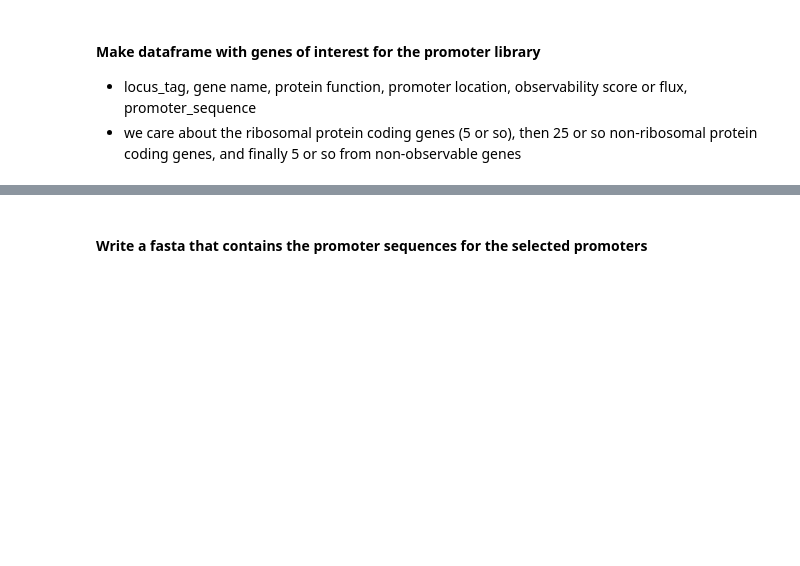
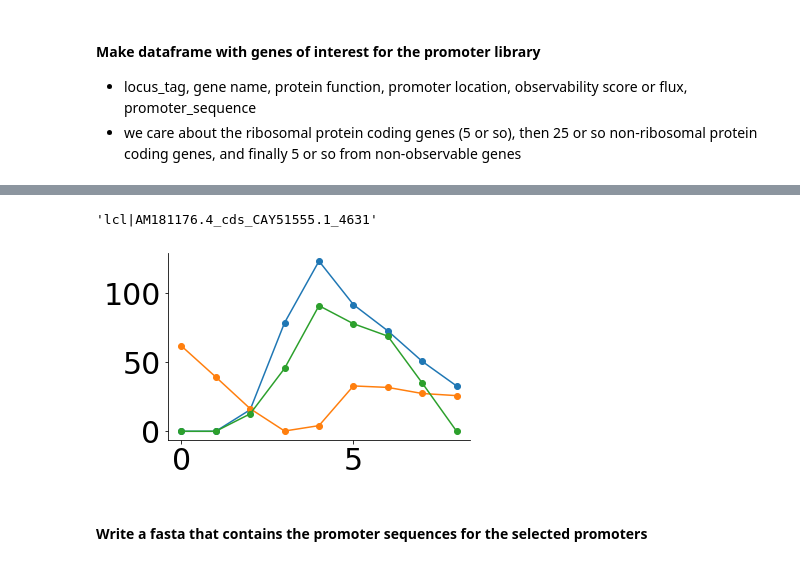
Before and after one commit to AqibHasnain/optimal_sensors, a Jupyter notebook: postprocessing.ipynb, the cells around one changed output, grey strips where cells are left out. Cells and saved outputs as stored; diff of their text form; code cells hidden in the pictures; blank space fills up the shorter version.

```diff
--- a/postprocessing.ipynb
+++ b/postprocessing.ipynb
@@ -424,6 +424,17 @@ metadf.tail(1000)
 | 2352 | PFLU_1535 | N/A | conserved hypothetical protein | [1678164, 1678869, 1] | 2.05442e-05 | GGGATCAACTTTTTCTTATGCATGGATCGGTTT... |
 | 2353 | PFLU_3871 | N/A | cysteinyl-tRNA synthetase | [4265762, 4267151, -1] | 2.07452e-05 | TACTCTTTTCAGGGAATTCGTGGGTTTGGACGC... |
 | 2354 | PFLU_3931 | N/A | FolD bifunctional protein [includ... | [4339480, 4340335, 1] | 2.07653e-05 | GGATATTCCTCGTTGCACAGACGTTAGCCGGCC... |
+# %%
+tag = 'PFLU_4736'
+k = data[0].locus_tags.index(tag)
+plt.figure();
+for rr in range(3):
+    plt.plot(data[0].X[k,:,rr],'o-')
+
+data[0].keep_transcriptIDs[data[0].locus_tags.index(tag)]
+# %% [output]
+'lcl|AM181176.4_cds_CAY51555.1_4631'
+[figure, added]
 # %%
 # grab top 20 (10 riboProtein, 10 not)
 # grabbing them manually while ensuring they are unique sequences
```
Also changed, not shown: 1 other file.
